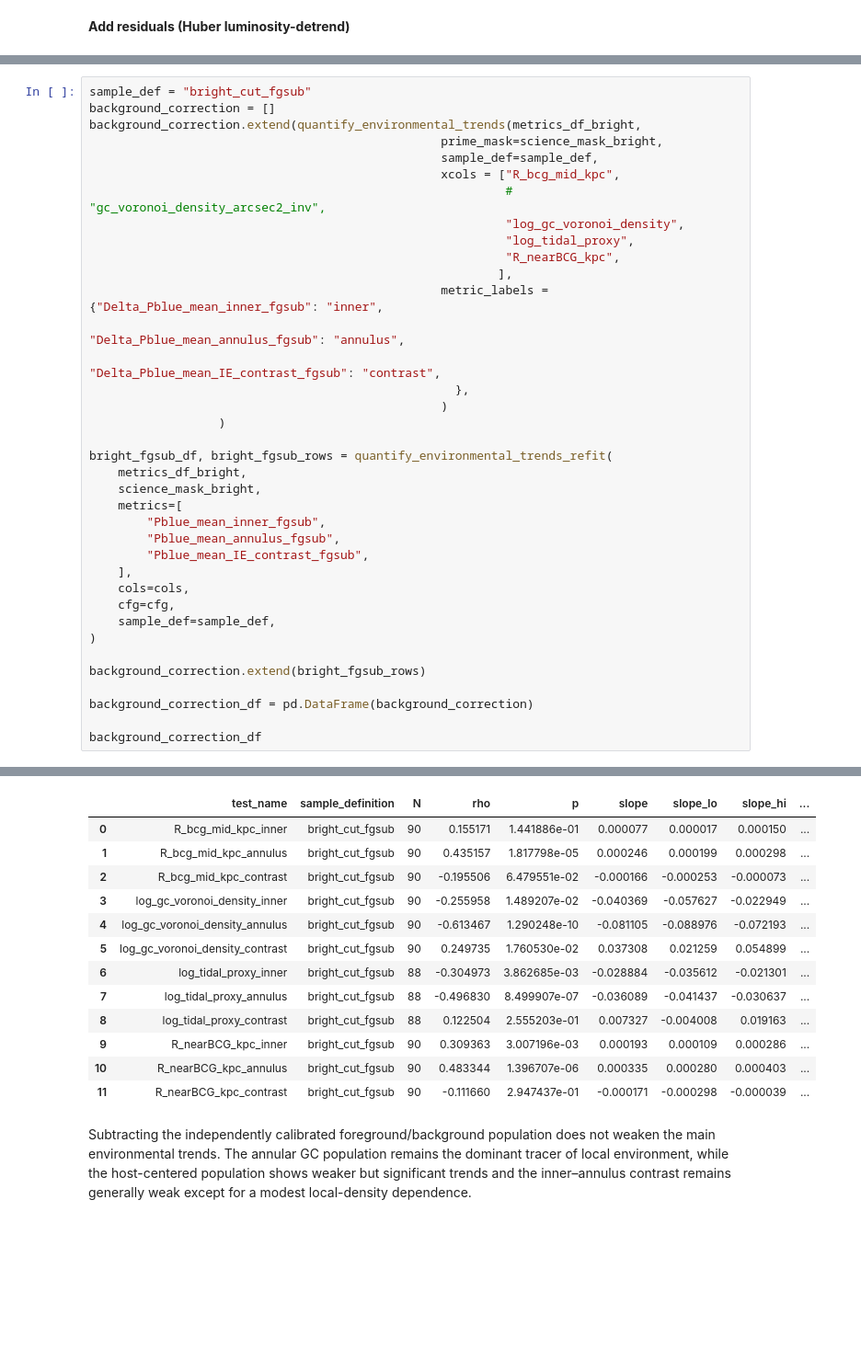
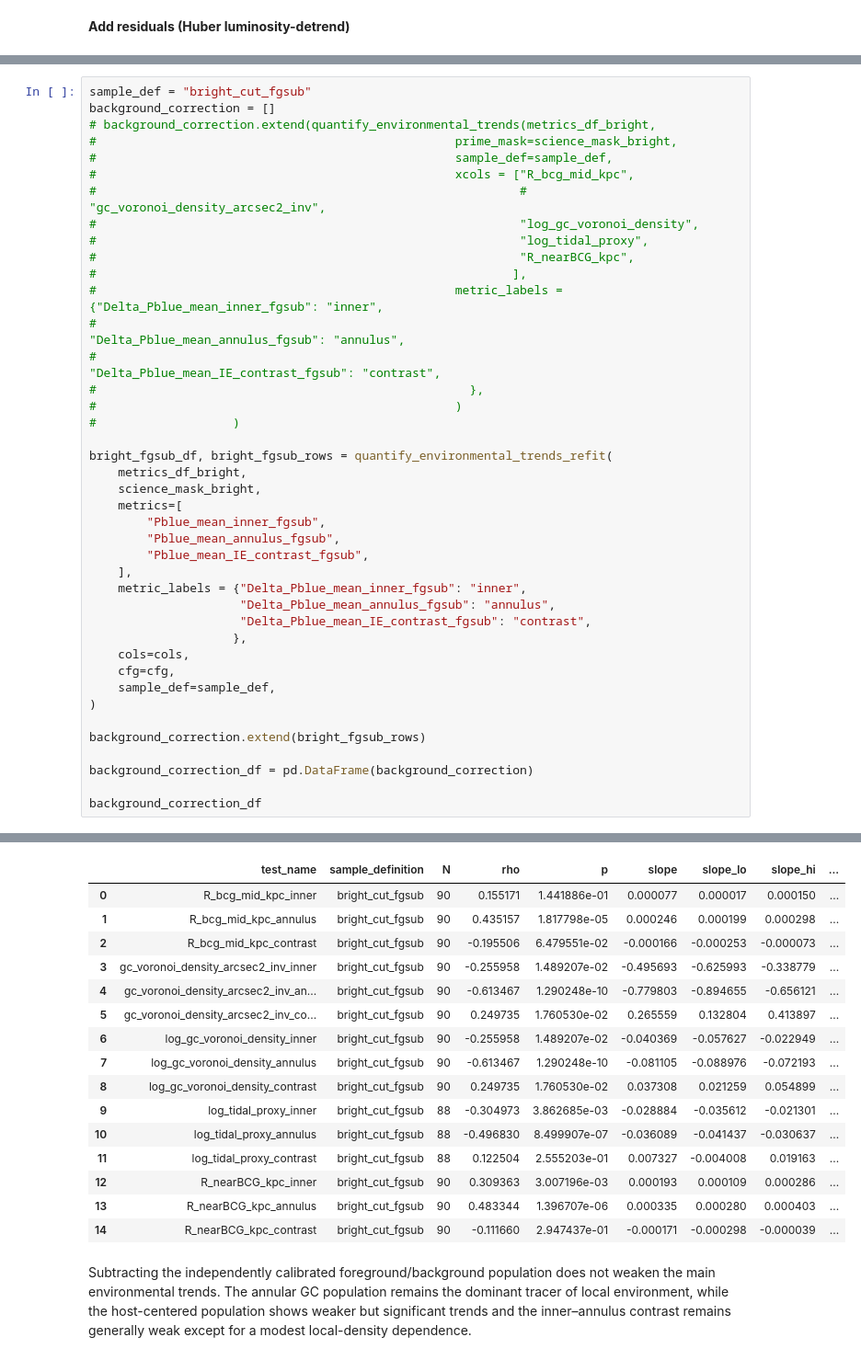
Before and after one commit to Pommers/Coma-GCS-colors, a Jupyter notebook: Paper3_color_metrics_referee_revised.ipynb, the cells around one changed output, grey strips where cells are left out. Shown at 92% size. Saved outputs shown, nothing was run; the diff lists cells and outputs as text; blank space fills up the shorter version.

```diff
--- a/Paper3_color_metrics_referee_revised.ipynb
+++ b/Paper3_color_metrics_referee_revised.ipynb
@@ -4527,21 +4567,21 @@ metrics_df_bright = add_residuals(metrics_df_bright, cols, cfg, detrend_metrics,
 # %%
 sample_def = "bright_cut_fgsub"
 background_correction = []
-background_correction.extend(quantify_environmental_trends(metrics_df_bright,
-                                                 prime_mask=science_mask_bright,
-                                                 sample_def=sample_def,
-                                                 xcols = ["R_bcg_mid_kpc",
-                                                          # "gc_voronoi_density_arcsec2_inv",
-                                                          "log_gc_voronoi_density",
-                                                          "log_tidal_proxy",
-                                                          "R_nearBCG_kpc",
-                                                         ],
-                                                 metric_labels = {"Delta_Pblue_mean_inner_fgsub": "inner",
-                                                                  "Delta_Pblue_mean_annulus_fgsub": "annulus",
-                                                                  "Delta_Pblue_mean_IE_contrast_fgsub": "contrast",
-                                                   },
-                                                 )
-                  )
+# background_correction.extend(quantify_environmental_trends(metrics_df_bright,
+#                                                  prime_mask=science_mask_bright,
+#                                                  sample_def=sample_def,
+#                                                  xcols = ["R_bcg_mid_kpc",
+#                                                           # "gc_voronoi_density_arcsec2_inv",
+#                                                           "log_gc_voronoi_density",
+#                                                           "log_tidal_proxy",
+#                                                           "R_nearBCG_kpc",
+#                                                          ],
+#                                                  metric_labels = {"Delta_Pblue_mean_inner_fgsub": "inner",
+#                                                                   "Delta_Pblue_mean_annulus_fgsub": "annulus",
+#                                                                   "Delta_Pblue_mean_IE_contrast_fgsub": "contrast",
+#                                                    },
+#                                                  )
+#                   )
 
 bright_fgsub_df, bright_fgsub_rows = quantify_environmental_trends_refit(
     metrics_df_bright,
@@ -4551,6 +4591,10 @@ bright_fgsub_df, bright_fgsub_rows = quantify_environmental_trends_refit(
         "Pblue_mean_annulus_fgsub",
         "Pblue_mean_IE_contrast_fgsub",
     ],
+    metric_labels = {"Delta_Pblue_mean_inner_fgsub": "inner",
+                     "Delta_Pblue_mean_annulus_fgsub": "annulus",
+                     "Delta_Pblue_mean_IE_contrast_fgsub": "contrast",
+                    },
     cols=cols,
     cfg=cfg,
     sample_def=sample_def,
@@ -4578,20 +4622,23 @@ Slope = 7.708e-05 [1.655e-05, 1.501e-04]
 N = 90
 Spearman ρ = -0.112, p = 2.947e-01
 Slope = -1.707e-04 [-2.980e-04, -3.903e-05]
 Δ(inner−outer) = 0.022
 |  | test_name | sample_definition | N | rho | p | slope | slope_lo | slope_hi | ... |
 | 0 | R_bcg_mid_kpc_inner | bright_cut_fgsub | 90 | 0.155171 | 1.441886e-01 | 0.000077 | 0.000017 | 0.000150 | ... |
 | 1 | R_bcg_mid_kpc_annulus | bright_cut_fgsub | 90 | 0.435157 | 1.817798e-05 | 0.000246 | 0.000199 | 0.000298 | ... |
 | 2 | R_bcg_mid_kpc_contrast | bright_cut_fgsub | 90 | -0.195506 | 6.479551e-02 | -0.000166 | -0.000253 | -0.000073 | ... |
-| 3 | log_gc_voronoi_density_inner | bright_cut_fgsub | 90 | -0.255958 | 1.489207e-02 | -0.040369 | -0.057627 | -0.022949 | ... |
-| 4 | log_gc_voronoi_density_annulus | bright_cut_fgsub | 90 | -0.613467 | 1.290248e-10 | -0.081105 | -0.088976 | -0.072193 | ... |
-| 5 | log_gc_voronoi_density_contrast | bright_cut_fgsub | 90 | 0.249735 | 1.760530e-02 | 0.037308 | 0.021259 | 0.054899 | ... |
-| 6 | log_tidal_proxy_inner | bright_cut_fgsub | 88 | -0.304973 | 3.862685e-03 | -0.028884 | -0.035612 | -0.021301 | ... |
-| 7 | log_tidal_proxy_annulus | bright_cut_fgsub | 88 | -0.496830 | 8.499907e-07 | -0.036089 | -0.041437 | -0.030637 | ... |
-| 8 | log_tidal_proxy_contrast | bright_cut_fgsub | 88 | 0.122504 | 2.555203e-01 | 0.007327 | -0.004008 | 0.019163 | ... |
-| 9 | R_nearBCG_kpc_inner | bright_cut_fgsub | 90 | 0.309363 | 3.007196e-03 | 0.000193 | 0.000109 | 0.000286 | ... |
-| 10 | R_nearBCG_kpc_annulus | bright_cut_fgsub | 90 | 0.483344 | 1.396707e-06 | 0.000335 | 0.000280 | 0.000403 | ... |
-| 11 | R_nearBCG_kpc_contrast | bright_cut_fgsub | 90 | -0.111660 | 2.947437e-01 | -0.000171 | -0.000298 | -0.000039 | ... |
+| 3 | gc_voronoi_density_arcsec2_inv_inner | bright_cut_fgsub | 90 | -0.255958 | 1.489207e-02 | -0.495693 | -0.625993 | -0.338779 | ... |
+| 4 | gc_voronoi_density_arcsec2_inv_an... | bright_cut_fgsub | 90 | -0.613467 | 1.290248e-10 | -0.779803 | -0.894655 | -0.656121 | ... |
+| 5 | gc_voronoi_density_arcsec2_inv_co... | bright_cut_fgsub | 90 | 0.249735 | 1.760530e-02 | 0.265559 | 0.132804 | 0.413897 | ... |
+| 6 | log_gc_voronoi_density_inner | bright_cut_fgsub | 90 | -0.255958 | 1.489207e-02 | -0.040369 | -0.057627 | -0.022949 | ... |
+| 7 | log_gc_voronoi_density_annulus | bright_cut_fgsub | 90 | -0.613467 | 1.290248e-10 | -0.081105 | -0.088976 | -0.072193 | ... |
+| 8 | log_gc_voronoi_density_contrast | bright_cut_fgsub | 90 | 0.249735 | 1.760530e-02 | 0.037308 | 0.021259 | 0.054899 | ... |
+| 9 | log_tidal_proxy_inner | bright_cut_fgsub | 88 | -0.304973 | 3.862685e-03 | -0.028884 | -0.035612 | -0.021301 | ... |
+| 10 | log_tidal_proxy_annulus | bright_cut_fgsub | 88 | -0.496830 | 8.499907e-07 | -0.036089 | -0.041437 | -0.030637 | ... |
+| 11 | log_tidal_proxy_contrast | bright_cut_fgsub | 88 | 0.122504 | 2.555203e-01 | 0.007327 | -0.004008 | 0.019163 | ... |
+| 12 | R_nearBCG_kpc_inner | bright_cut_fgsub | 90 | 0.309363 | 3.007196e-03 | 0.000193 | 0.000109 | 0.000286 | ... |
+| 13 | R_nearBCG_kpc_annulus | bright_cut_fgsub | 90 | 0.483344 | 1.396707e-06 | 0.000335 | 0.000280 | 0.000403 | ... |
+| 14 | R_nearBCG_kpc_contrast | bright_cut_fgsub | 90 | -0.111660 | 2.947437e-01 | -0.000171 | -0.000298 | -0.000039 | ... |
 # %% [markdown]
 Subtracting the independently calibrated foreground/background population does not weaken the main environmental trends. The annular GC population remains the dominant tracer of local environment, while the host-centered population shows weaker but significant trends and the inner–annulus contrast remains generally weak except for a modest local-density dependence.
 # %%
```
Also changed, not shown: parts of 69 cells of this notebook.
